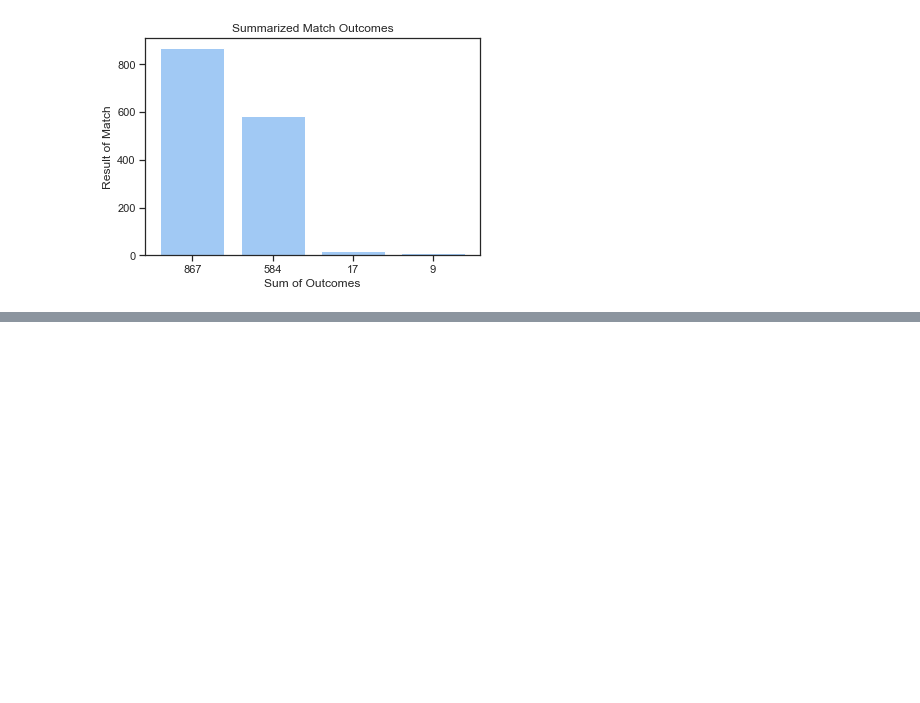
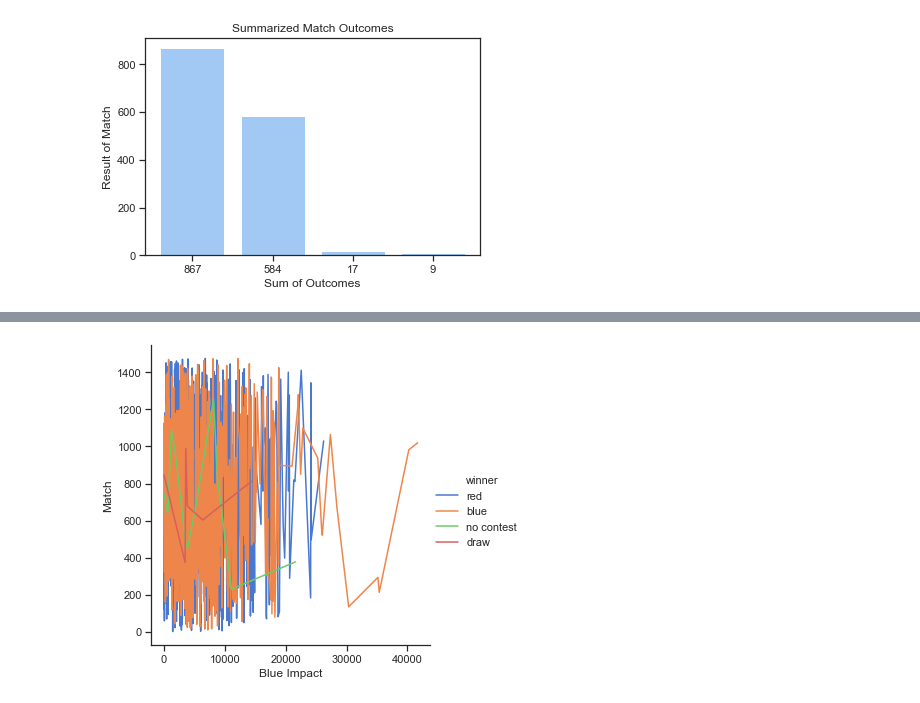
Before and after one commit to ncm103/the_final_project, a Jupyter notebook: nell/visualizations-Copy1.ipynb, the cells around one changed output, grey strips where cells are left out. Cells and saved outputs as stored; diff of their text form; code cells hidden in the pictures; blank space fills up the shorter version.

```diff
--- a/nell/visualizations-Copy1.ipynb
+++ b/nell/visualizations-Copy1.ipynb
@@ -419,0 +446,7 @@ ufc.head()
+# %%
+#statistical estimation
+ufc = pd.read_csv('extra_simplified.csv')
+a4_dims = (11.7,10.27)
+sns.relplot(x="Blue Impact", y="Match", hue="winner", kind="line", data=ufc);
+# %% [output]
+[figure, added]
```
Also changed, not shown: parts of 15 cells of this notebook, 2 other files.
